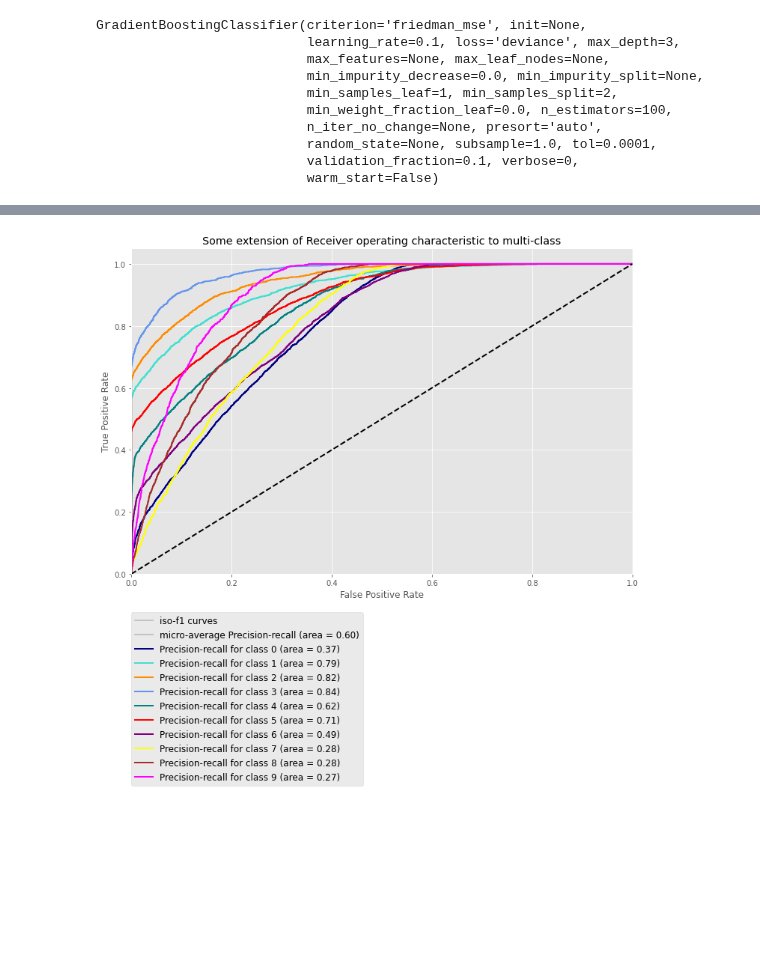
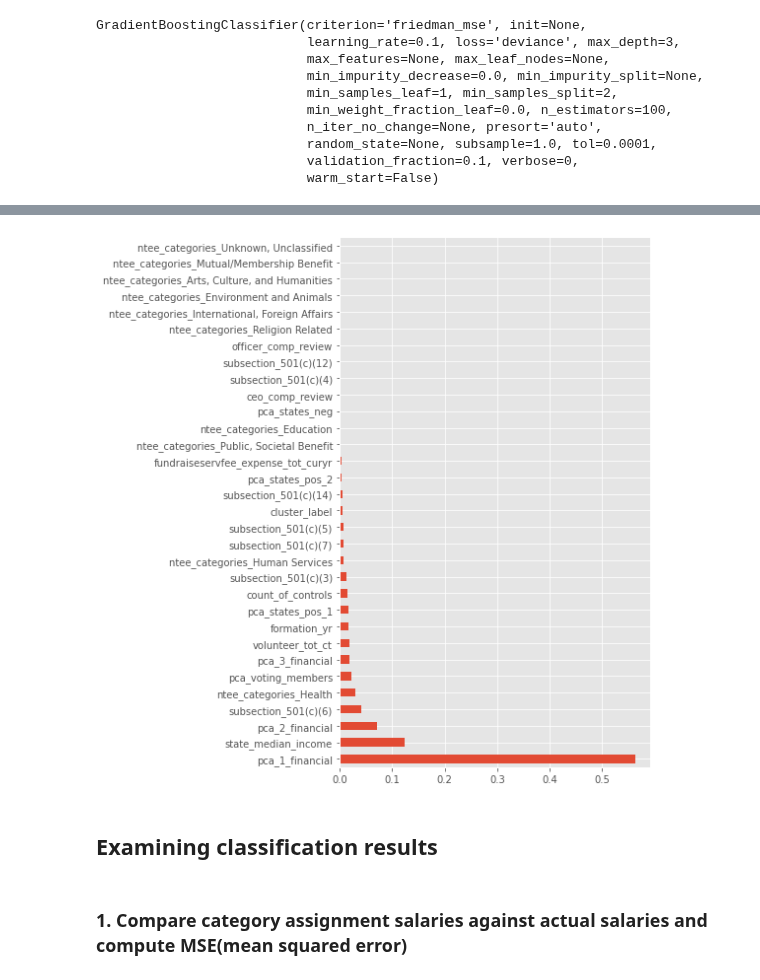
Before and after one commit to mrkjhsn/Not_for_Profit_Compensation_Modeling, a Jupyter notebook: 08.modeling_gbc.ipynb, the cells around one changed output, grey strips where cells are left out. Cells and saved outputs as stored; diff of their text form; code cells hidden in the pictures; blank space fills up the shorter version.

```diff
--- a/08.modeling_gbc.ipynb
+++ b/08.modeling_gbc.ipynb
@@ -40,5 +44,3 @@ y = pd.read_csv('02.data/target_categories.csv', header=None, squeeze=True)
-# %%
-X = features.drop('reportable_comp', axis=1)
 # %%
 # verify the size of target and
 # feature datasets are the same
@@ -50,3 +52,13 @@ True
 <a id='gbc'></a>
 # %%
 X_train, X_test, y_train, y_test = train_test_split(X, y, test_size = 0.2)
+# %%
+# randomly choose 10K rows
+# to parameter tune on
+feature_sample = pd.concat([
+    X_train,
+    y_train
+], axis=1).sample(n=10000)
+
+X_train_sample = feature_sample.drop(0, axis=1)
+y_train_sample = feature_sample.loc[:, 0]
@@ -288,35 +177,10 @@ plt.show()
-# %%
-# plot all classes together
-lw = 2
-
-# First aggregate all false positive rates
-all_fpr = np.unique(np.concatenate([fpr[i] for i in range(n_classes)]))
-
-plt.figure(figsize=(12, 8))
-
-colors = cycle(['navy',
-                'turquoise',
-                'darkorange',
-                'cornflowerblue',
-                'teal',
-                'red',
-               'purple',
-               'yellow',
-               'brown',
-               'magenta',
-               'green'])
-for i, color in zip(range(n_classes), colors):
-    plt.plot(fpr[i], tpr[i], color=color, lw=lw,
-             label='ROC curve of class {0} (area = {1:0.2f})'
-             ''.format(i, roc_auc[i]))
-
-plt.plot([0, 1], [0, 1], 'k--', lw=lw)
-plt.xlim([0.0, 1.0])
-plt.ylim([0.0, 1.05])
-plt.xlabel('False Positive Rate')
-plt.ylabel('True Positive Rate')
-plt.title('Some extension of Receiver operating characteristic to multi-class')
-plt.legend(lines, labels, loc=(0, -.65), prop=dict(size=12))
-plt.show()
-# %% [output]
-[figure, removed]
+# %%
+f_importances.plot(kind='barh', figsize=(8, 8))
+plt.tight_layout()
+plt.savefig('03.visualizations/gbc_feature_importance.png');
+# %% [output]
+[figure, added]
+# %% [markdown]
+## Examining classification results
+# %% [markdown]
+### 1. Compare category assignment salaries against actual salaries and compute MSE(mean squared error)
```
Also changed, not shown: parts of 53 cells of this notebook.
